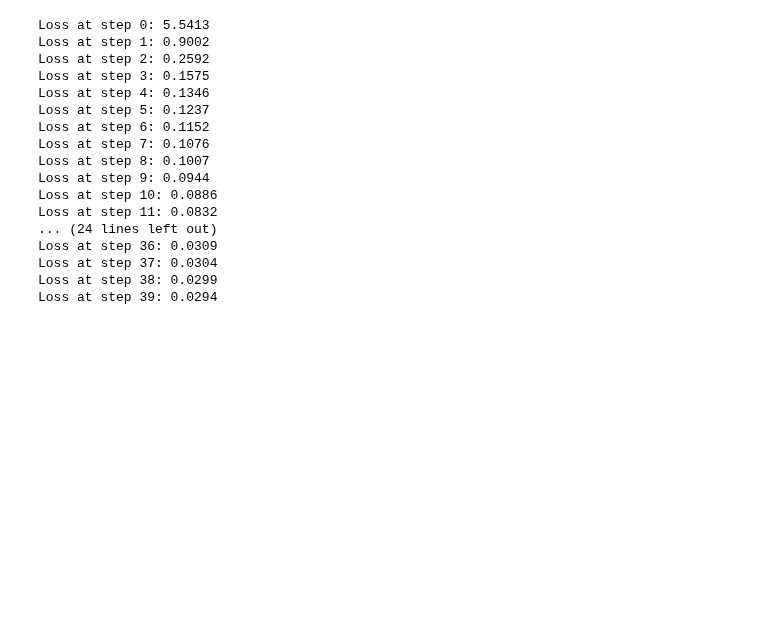
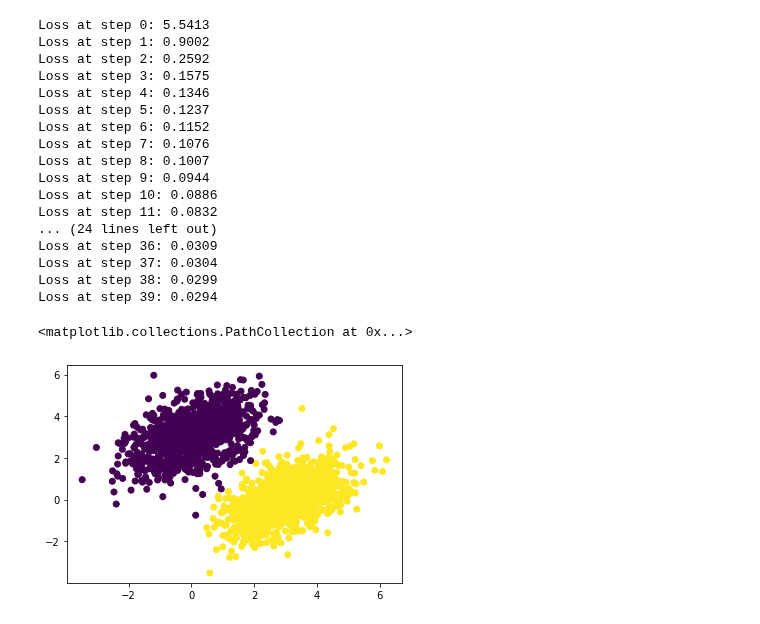
Before and after one commit to DietzscheNostoevsky/Deep_Learning_Chollet, a Jupyter notebook: Linear_classifier.ipynb, the cells around one changed output. Cells and saved outputs as stored; diff of their text form; code cells hidden in the pictures; blank space fills up the shorter version.

```diff
--- a/Linear_classifier.ipynb
+++ b/Linear_classifier.ipynb
@@ -121,3 +121,11 @@ Loss at step 36: 0.0309
 Loss at step 37: 0.0304
 Loss at step 38: 0.0299
 Loss at step 39: 0.0294
+# %%
+# Plotting the classification model over training data points
+
+predictions = model(inputs)
+plt.scatter(inputs[:,0], inputs[:,1], c=predictions[:,0] > 0.5)
+# %% [output]
+<matplotlib.collections.PathCollection at 0x...>
+[figure, added]
```
Also changed, not shown: parts of 2 cells of this notebook.
